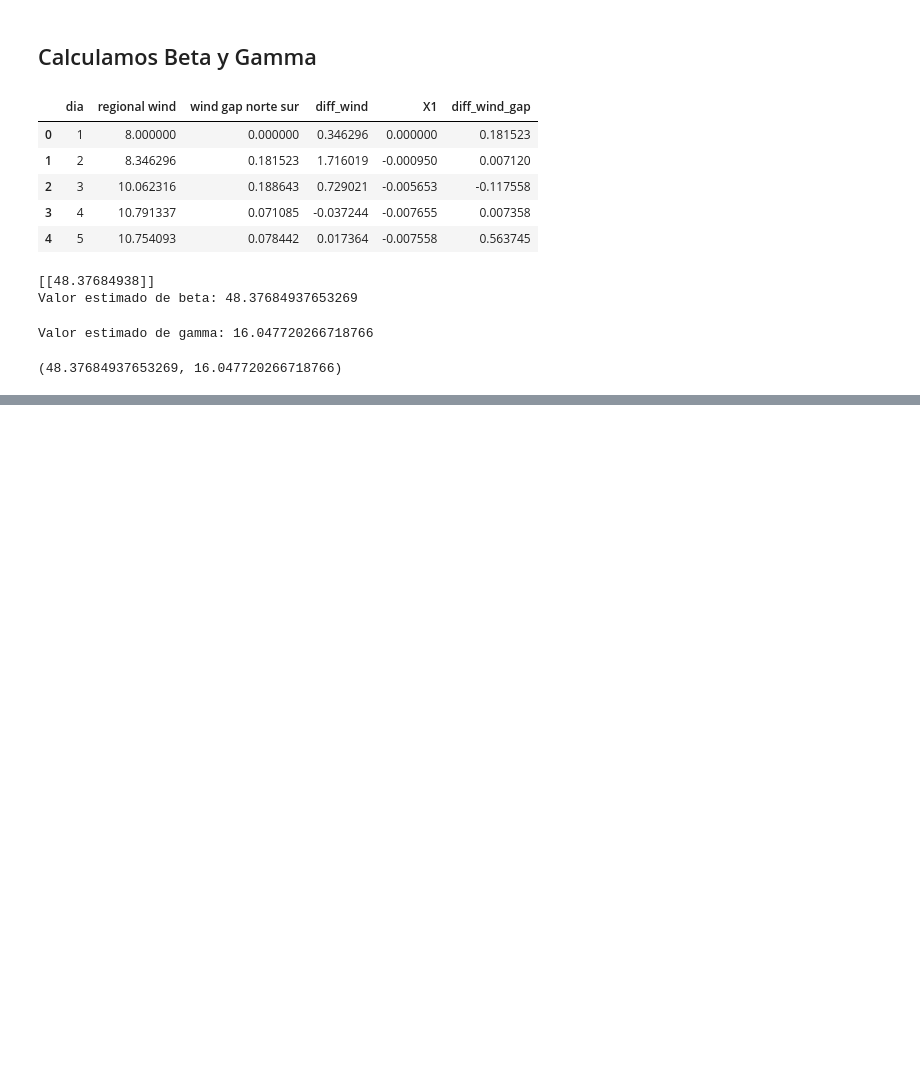
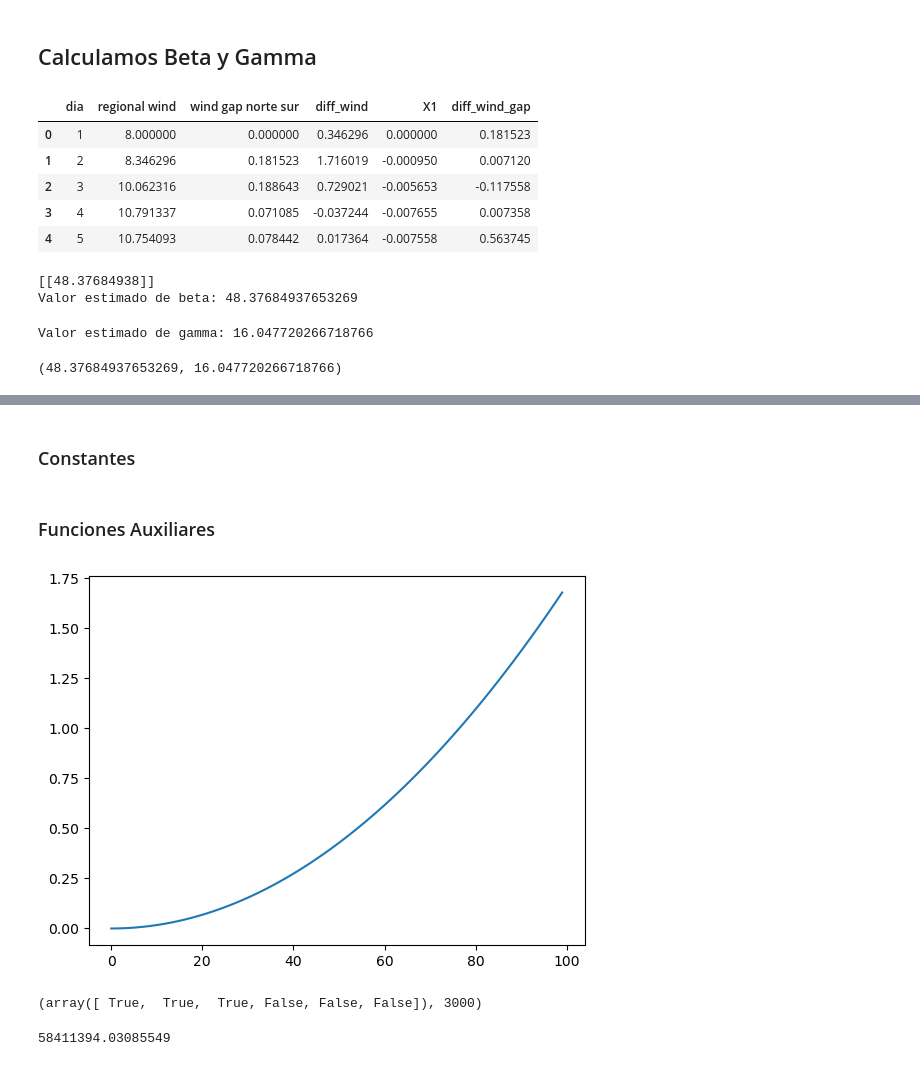
Before and after one commit to GuidoDSalem/TP---AplicacionesComputacionales, a Jupyter notebook: main.ipynb, the cells around one changed output, grey strips where cells are left out. Drawn from its saved outputs; the diff is of its cells as text; code cells hidden in the pictures; blank space fills up the shorter version.

```diff
--- a/main.ipynb
+++ b/main.ipynb
@@ -288,0 +313,62 @@ plt.show()
+# %% [markdown]
+### Constantes
+# %%
+# el ingreso diario generado es 1000 ∗ Si dolares si el molino esta prendido ese dia
+PRICE = 1000
+# La probabilidad de que el molino se rompa en el dia i, si estaba activo en el dia i −1, es 0.25 ∗ S(i)2∆.
+BREAK_PROB = 0.25
+# Si el molino falla un dıa, ese dia no estara activo y se arreglara el mismo dıa a un costo de 200 mil dolares
+BREAK_COST = 200000
+# El acto de apagar el molino cuesta 1000 dolares cada vez. Prenderlo no cuesta nada.
+TURN_OFF_COST = 1000
+TURN_ON_COST = 0
+# La tasa de inter ́es es del 5% anual con capitalizacion diaria (el cashflow en dia i se descuenta como e−0.05i/365)
+INTEREST_RATE = 0.05
+# %% [markdown]
+### Funciones Auxiliares
+# %%
+from typing import List
+import numpy as np
+
+def p_romperse(S):
+    return BREAK_PROB * np.array(S) ** 2 * DELTA
+
+def ingreso(S:List[float], isOn:List[bool]):
+    return PRICE * S * isOn
+
+def nextStateIsOn(S:List[float], isOn:List[bool],k):
+    turn_off_candidate = np.array(S) >= k
+    prender = ~np.logical_and(isOn , turn_off_candidate)
+    apagar = np.logical_and(isOn , turn_off_candidate)
+
+    costo_prender_total = sum(prender * TURN_ON_COST)
+    costo_apagar_total = sum(apagar * TURN_OFF_COST)
+
+    nextIsOn = ~turn_off_candidate
+
+    return nextIsOn,costo_prender_total + costo_apagar_total
+
+def seRompio(S:List[float],isOn:List[bool]):
+    return np.logical_and(np.random.uniform(0,1) < p_romperse(S),isOn)
+# %%
+S = np.arange(0,50,0.5)
+p = p_romperse(S)
+
+plt.plot(p)
+plt.show()
+
+#p.array([1,2,3])**2
+# %% [output]
+[figure, added]
+# %%
+# Test Aux Func
+
+s0 = np.array([0,1,2,3,4,5])
+isOn = np.array([False,True,True,True,True,True])
+
+
+
+isOn,costo = nextStateIsOn(s0, isOn,3)
+isOn,costo
+# %% [output]
+(array([ True,  True,  True, False, False, False]), 3000)
@@ -288,0 +402,5 @@ plt.show()
+# %%
+simulations = simulacion(kappa, sigma,beta,gamma,dias= 365, M=M)
+ganancia(simulations[0],simulations[1],PRICE,PRICE,10)
+# %% [output]
+58411394.03085549
```
Also changed, not shown: parts of 9 cells of this notebook.
